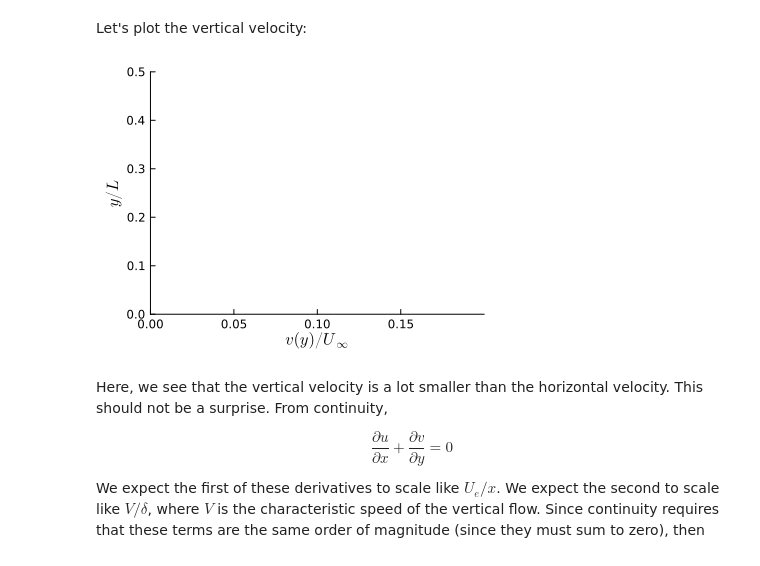
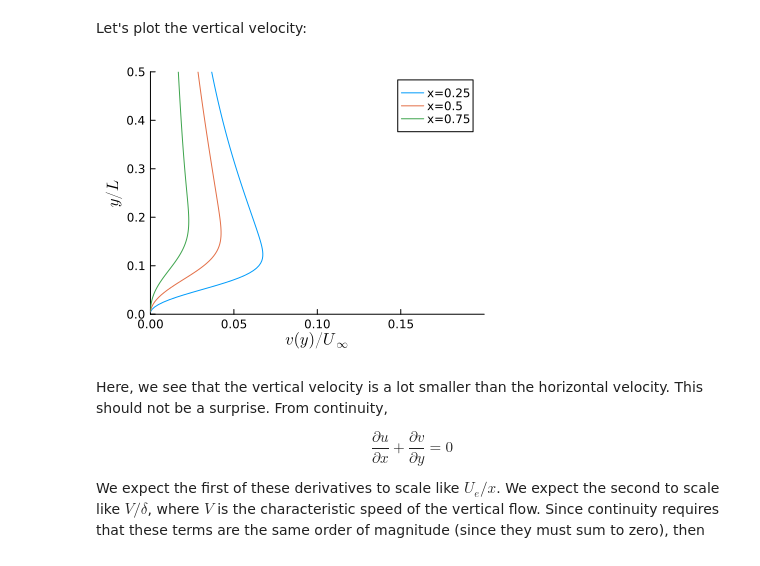
Before and after one commit to UCLAMAEThreads/FluidDynTools.jl, a Jupyter notebook: notebook/7.1-FlatPlateFlow.ipynb, the cells around one changed output. Cells and saved outputs as stored; diff of their text form; code cells hidden in the pictures.

```diff
--- a/notebook/7.1-FlatPlateFlow.ipynb
+++ b/notebook/7.1-FlatPlateFlow.ipynb
@@ -110,8 +110,8 @@ ysamp = range(0,0.5,length=101)
 xsamp = [0.25, 0.5, 0.75]
 p = plot(xlim=(0,1.2),ylim=(0,0.5),xlabel=L"u(y)/U_\infty",ylabel=L"y/L",legend=true)
 for x in xsamp
-    Ue = ufcn(x,0.5) # estimate of the external velocity
-    #!jl plot!(p,ufcn.(x,ysamp .+ cellsize(sys)/2),ysamp,label=string("x=",x))
+   Ue = ufcn(x,0.5) # estimate of the external velocity
+   plot!(p,ufcn.(x,ysamp .+ cellsize(sys)/2),ysamp,label=string("x=",x))
 end
 p
 # %% [output]
@@ -144,13 +144,13 @@ Let's plot the vertical velocity:
 # %%
 ysamp = range(0,0.5,length=101)
 xsamp = [0.25, 0.5, 0.75]
 p = plot(xlim=(0.0,0.2),ylim=(0,0.5),xlabel=L"v(y)/U_\infty",ylabel=L"y/L",legend=true)
 for x in xsamp
-    #!jl plot!(p,vfcn.(x,ysamp .+ cellsize(sys)/2),ysamp,label=string("x=",x))
+  plot!(p,vfcn.(x,ysamp .+ cellsize(sys)/2),ysamp,label=string("x=",x))
 end
 p
 # %% [output]
-[figure, old version]
+[figure, new version]
 # %% [markdown]
 Here, we see that the vertical velocity is a lot smaller than the horizontal
 velocity. This should not be a surprise. From continuity,
```
Also changed, not shown: parts of 2 cells of this notebook, 5 other files.
